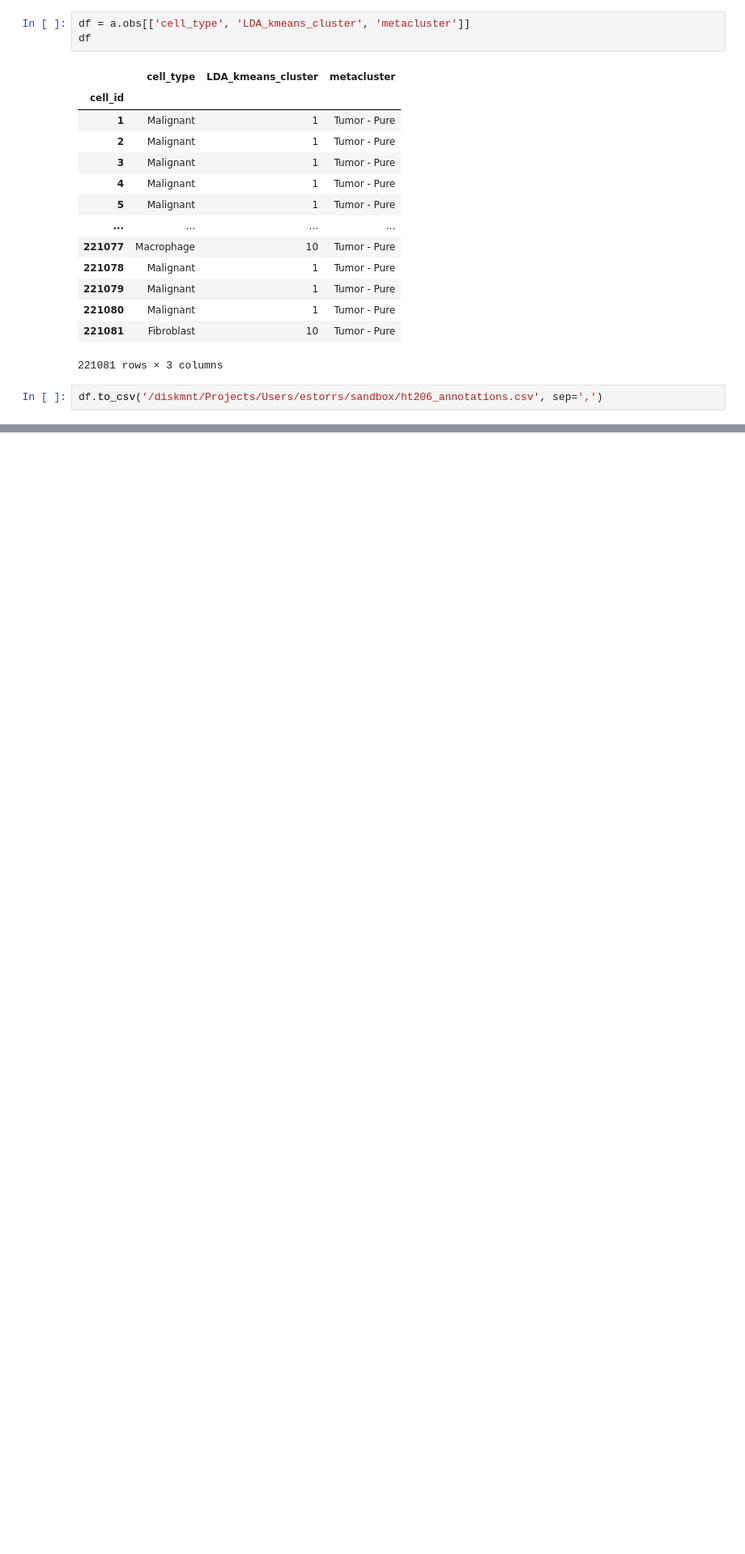
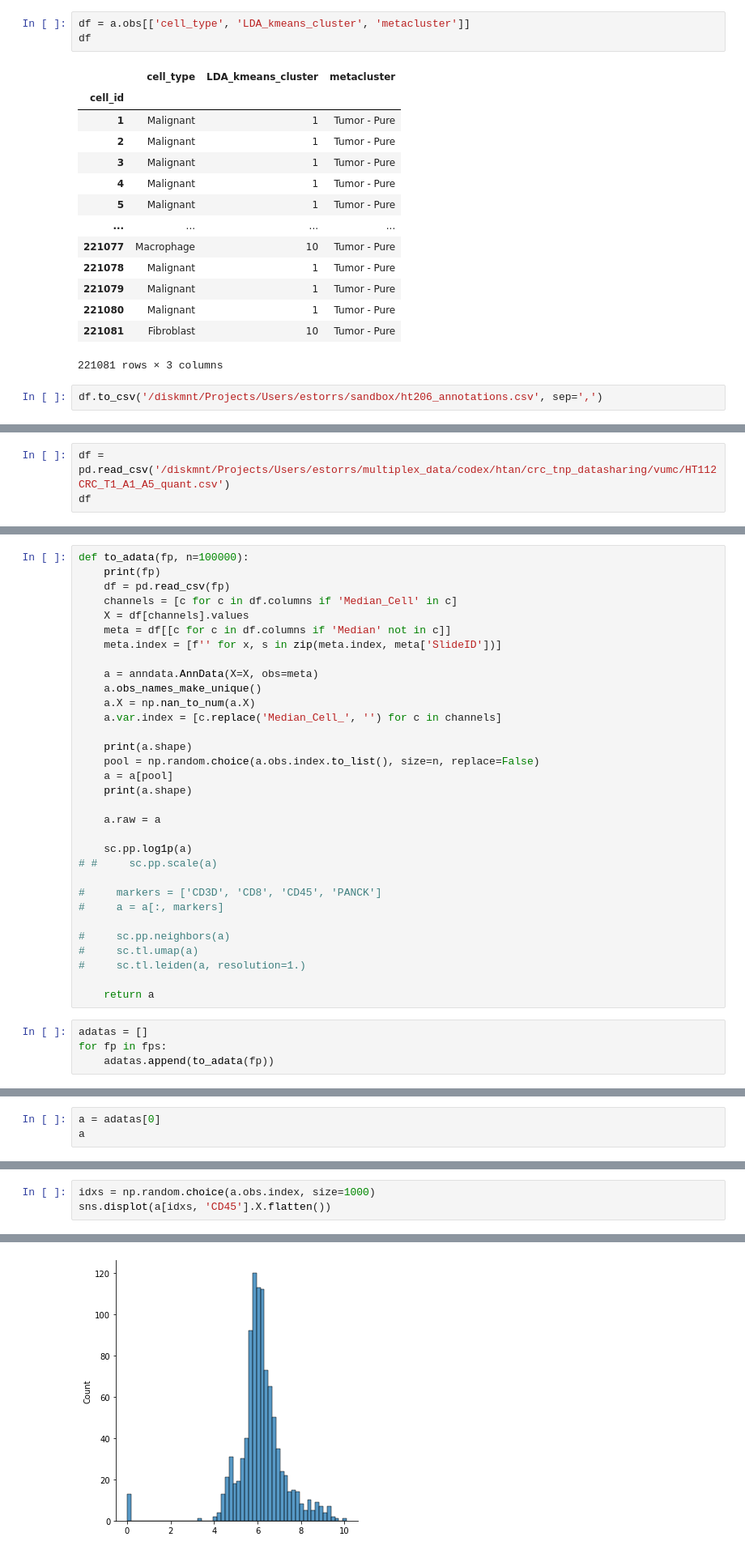
Before and after one commit to estorrs/multiplex-imaging-pipeline, a Jupyter notebook: notebooks/sandbox.ipynb, the cells around one changed output, grey strips where cells are left out. Shown at 81% size. Saved outputs shown, nothing was run; the diff lists cells and outputs as text; blank space fills up the shorter version.

```diff
--- a/notebooks/sandbox.ipynb
+++ b/notebooks/sandbox.ipynb
@@ -211,0 +230,3 @@ plt.imshow(skimage.color.label2rgb(skimage.morphology.label(erode(labels[4000:80
+# %%
+df = pd.read_csv('/diskmnt/Projects/Users/estorrs/multiplex_data/codex/htan/crc_tnp_datasharing/vumc/HT112CRC_T1_A1_A5_quant.csv')
+df
@@ -211,0 +279,36 @@ plt.imshow(skimage.color.label2rgb(skimage.morphology.label(erode(labels[4000:80
+# %%
+def to_adata(fp, n=100000):
+    print(fp)
+    df = pd.read_csv(fp)
+    channels = [c for c in df.columns if 'Median_Cell' in c]
+    X = df[channels].values
+    meta = df[[c for c in df.columns if 'Median' not in c]]
+    meta.index = [f'' for x, s in zip(meta.index, meta['SlideID'])]
+
+    a = anndata.AnnData(X=X, obs=meta)
+    a.obs_names_make_unique()
+    a.X = np.nan_to_num(a.X)
+    a.var.index = [c.replace('Median_Cell_', '') for c in channels]
+
+    print(a.shape)
+    pool = np.random.choice(a.obs.index.to_list(), size=n, replace=False)
+    a = a[pool]
+    print(a.shape)
+
+    a.raw = a
+
+    sc.pp.log1p(a)
+# #     sc.pp.scale(a)
+
+#     markers = ['CD3D', 'CD8', 'CD45', 'PANCK']
+#     a = a[:, markers]
+
+#     sc.pp.neighbors(a)
+#     sc.tl.umap(a)
+#     sc.tl.leiden(a, resolution=1.)
+
+    return a
+# %%
+adatas = []
+for fp in fps:
+    adatas.append(to_adata(fp))
@@ -211,0 +325,3 @@ plt.imshow(skimage.color.label2rgb(skimage.morphology.label(erode(labels[4000:80
+# %%
+a = adatas[0]
+a
@@ -211,0 +343,4 @@ plt.imshow(skimage.color.label2rgb(skimage.morphology.label(erode(labels[4000:80
+# %%
+idxs = np.random.choice(a.obs.index, size=1000)
+sns.displot(a[idxs, 'CD45'].X.flatten())
+# %% [output]
@@ -211,0 +348 @@ plt.imshow(skimage.color.label2rgb(skimage.morphology.label(erode(labels[4000:80
+[figure, added]
```
Also changed, not shown: parts of 45 cells of this notebook, 9 other files.
